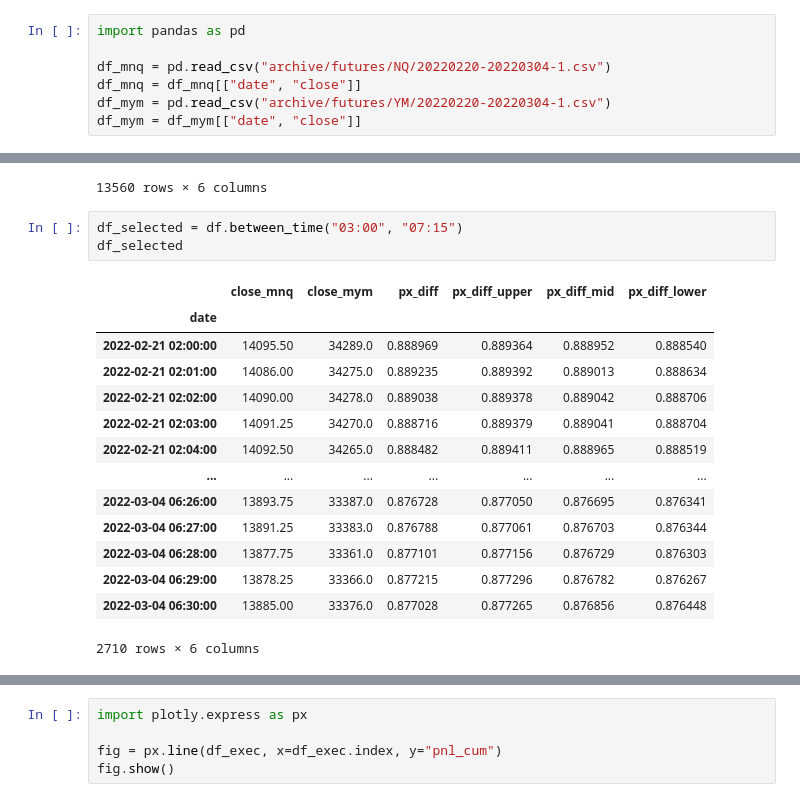
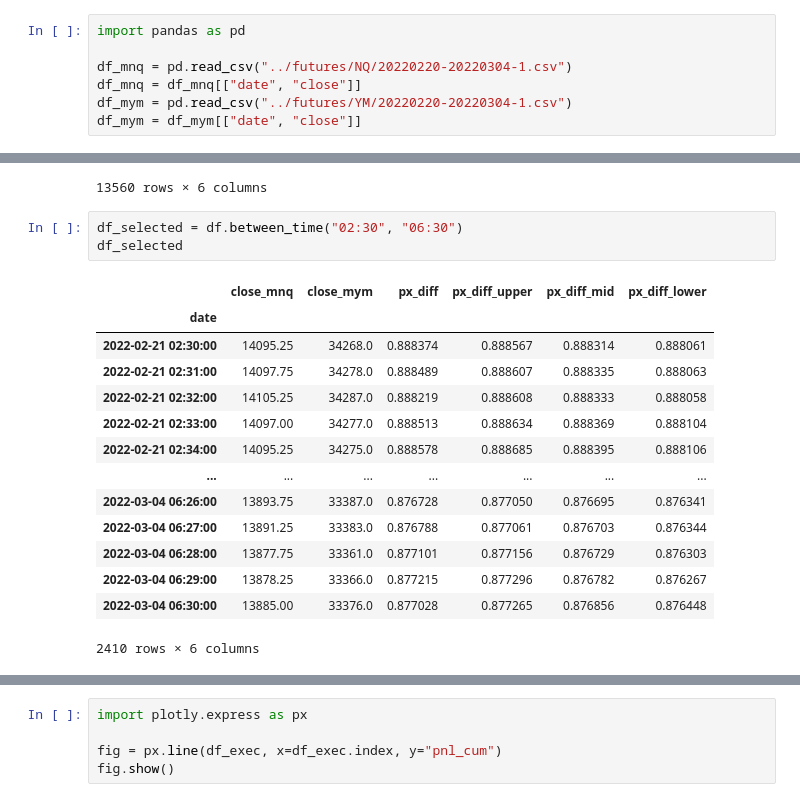
Before and after one commit to RaenonX-Finance/rx-trade-ib, a Jupyter notebook: archive/notebooks/backtest_spread.ipynb, the cells around one changed output, grey strips where cells are left out. Drawn from its saved outputs; the diff is of its cells as text.

```diff
--- a/archive/notebooks/backtest_spread.ipynb
+++ b/archive/notebooks/backtest_spread.ipynb
@@ -56,9 +1,9 @@ def store_historical_data():
 # %%
 import pandas as pd
 
-df_mnq = pd.read_csv("archive/futures/NQ/20220220-20220304-1.csv")
+df_mnq = pd.read_csv("../futures/NQ/20220220-20220304-1.csv")
 df_mnq = df_mnq[["date", "close"]]
-df_mym = pd.read_csv("archive/futures/YM/20220220-20220304-1.csv")
+df_mym = pd.read_csv("../futures/YM/20220220-20220304-1.csv")
 df_mym = df_mym[["date", "close"]]
 # %%
 
@@ -108,21 +53,21 @@ df
 | 2022-03-04 15:59:00 | 13802.75 | 33520.0 | 0.887274 | 0.887862 | 0.887580 | 0.887297 |
 13560 rows × 6 columns
 # %%
-df_selected = df.between_time("03:00", "07:15")
+df_selected = df.between_time("02:30", "06:30")
 df_selected
 # %% [output]
 |  | close_mnq | close_mym | px_diff | px_diff_upper | px_diff_mid | px_diff_lower |
 | date |  |  |  |  |  |  |
-| 2022-02-21 02:00:00 | 14095.50 | 34289.0 | 0.888969 | 0.889364 | 0.888952 | 0.888540 |
-| 2022-02-21 02:01:00 | 14086.00 | 34275.0 | 0.889235 | 0.889392 | 0.889013 | 0.888634 |
-| 2022-02-21 02:02:00 | 14090.00 | 34278.0 | 0.889038 | 0.889378 | 0.889042 | 0.888706 |
-| 2022-02-21 02:03:00 | 14091.25 | 34270.0 | 0.888716 | 0.889379 | 0.889041 | 0.888704 |
-| 2022-02-21 02:04:00 | 14092.50 | 34265.0 | 0.888482 | 0.889411 | 0.888965 | 0.888519 |
+| 2022-02-21 02:30:00 | 14095.25 | 34268.0 | 0.888374 | 0.888567 | 0.888314 | 0.888061 |
+| 2022-02-21 02:31:00 | 14097.75 | 34278.0 | 0.888489 | 0.888607 | 0.888335 | 0.888063 |
+| 2022-02-21 02:32:00 | 14105.25 | 34287.0 | 0.888219 | 0.888608 | 0.888333 | 0.888058 |
+| 2022-02-21 02:33:00 | 14097.00 | 34277.0 | 0.888513 | 0.888634 | 0.888369 | 0.888104 |
+| 2022-02-21 02:34:00 | 14095.25 | 34275.0 | 0.888578 | 0.888685 | 0.888395 | 0.888106 |
 | ... | ... | ... | ... | ... | ... | ... |
 | 2022-03-04 06:26:00 | 13893.75 | 33387.0 | 0.876728 | 0.877050 | 0.876695 | 0.876341 |
 | 2022-03-04 06:27:00 | 13891.25 | 33383.0 | 0.876788 | 0.877061 | 0.876703 | 0.876344 |
 | 2022-03-04 06:28:00 | 13877.75 | 33361.0 | 0.877101 | 0.877156 | 0.876729 | 0.876303 |
 | 2022-03-04 06:29:00 | 13878.25 | 33366.0 | 0.877215 | 0.877296 | 0.876782 | 0.876267 |
 | 2022-03-04 06:30:00 | 13885.00 | 33376.0 | 0.877028 | 0.877265 | 0.876856 | 0.876448 |
-2710 rows × 6 columns
+2410 rows × 6 columns
 # %%
```
Also changed, not shown: parts of 2 cells of this notebook, 44 other files.
